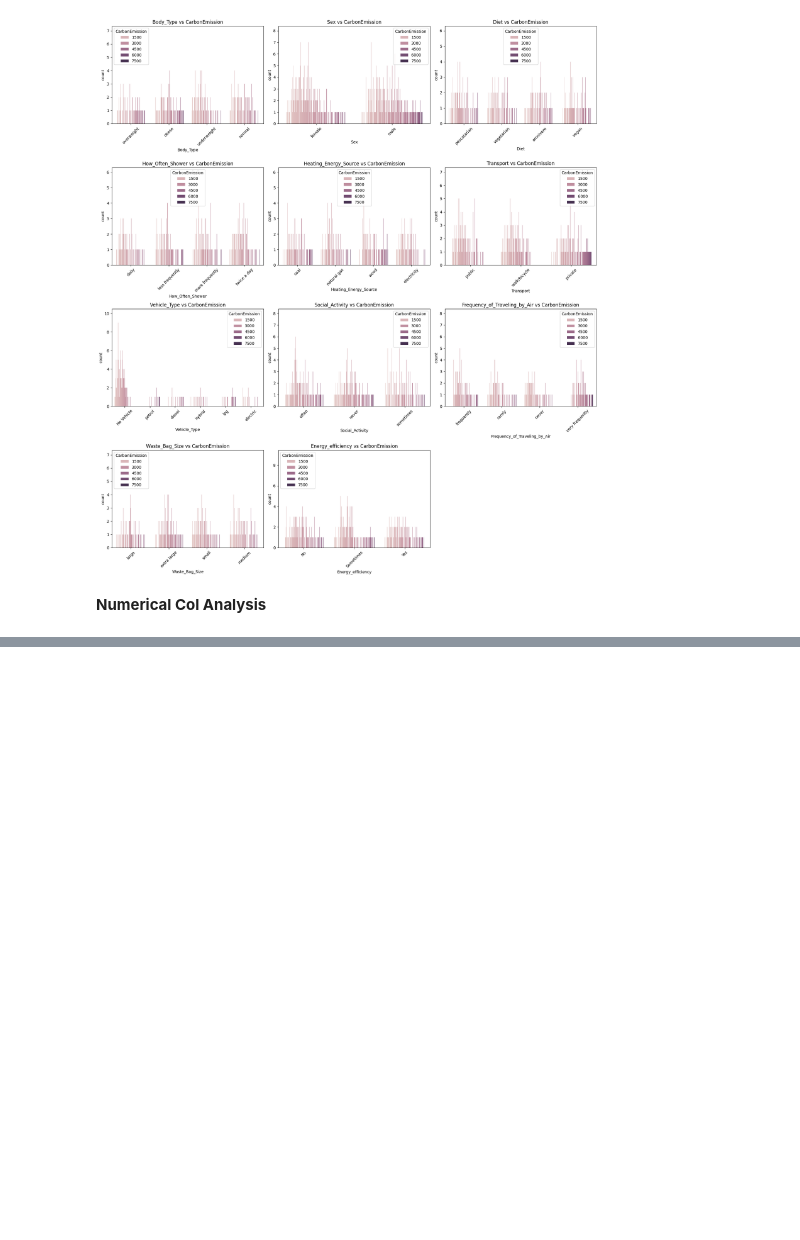
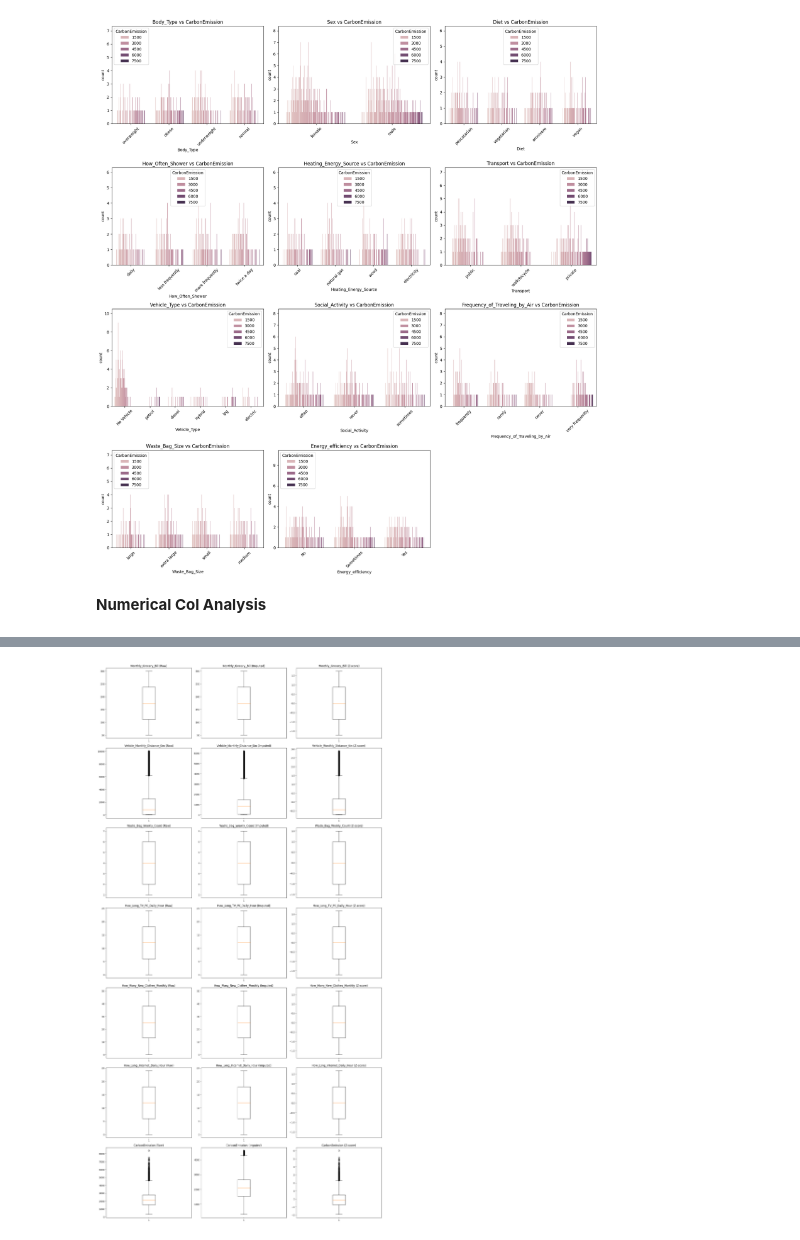
Before and after one commit to Dakshgupta25/CarbonWise, a Jupyter notebook: notebooks/carbonwise.ipynb, the cells around one changed output, grey strips where cells are left out. Cells and saved outputs as stored; diff of their text form; code cells hidden in the pictures; blank space fills up the shorter version.

```diff
--- a/notebooks/carbonwise.ipynb
+++ b/notebooks/carbonwise.ipynb
@@ -260,3 +260,7 @@ plt.show()
 [figure]
 # %% [markdown]
 **Numerical Col Analysis**
+# %%
+num_cols = df.select_dtypes(include=['int64', 'float64']).columns
+
+df[num_cols].describe()
@@ -262,0 +367,24 @@ plt.show()
+# %%
+plt.figure(figsize=(18, 5 * len(num_cols)))
+
+for i, col in enumerate(num_cols):
+
+    # RAW
+    plt.subplot(len(num_cols), 3, i*3 + 1)
+    plt.boxplot(df[col])
+    plt.title(f"{col} (Raw)")
+
+    # IMPUTED
+    plt.subplot(len(num_cols), 3, i*3 + 2)
+    plt.boxplot(df_imputed[col])
+    plt.title(f"{col} (Imputed)")
+
+    # Z-SCORE
+    plt.subplot(len(num_cols), 3, i*3 + 3)
+    plt.boxplot(df_z[col])
+    plt.title(f"{col} (Z-score)")
+
+plt.tight_layout()
+plt.show()
+# %% [output]
+[figure, added]
```
Also changed, not shown: parts of 7 cells of this notebook.
